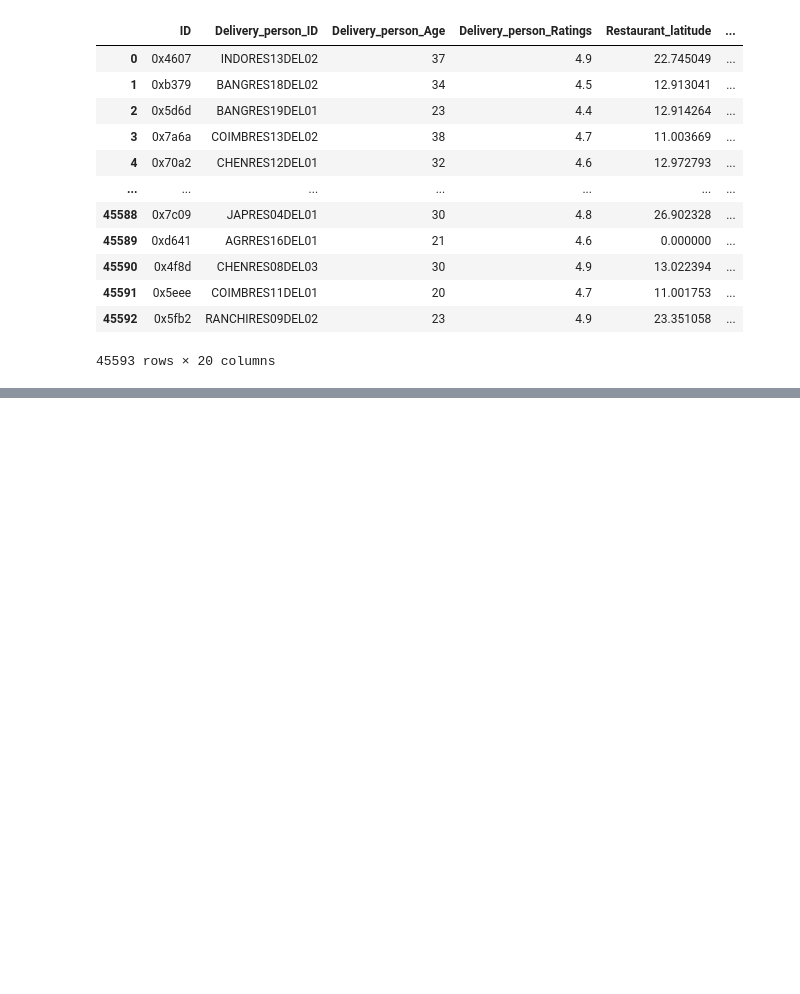
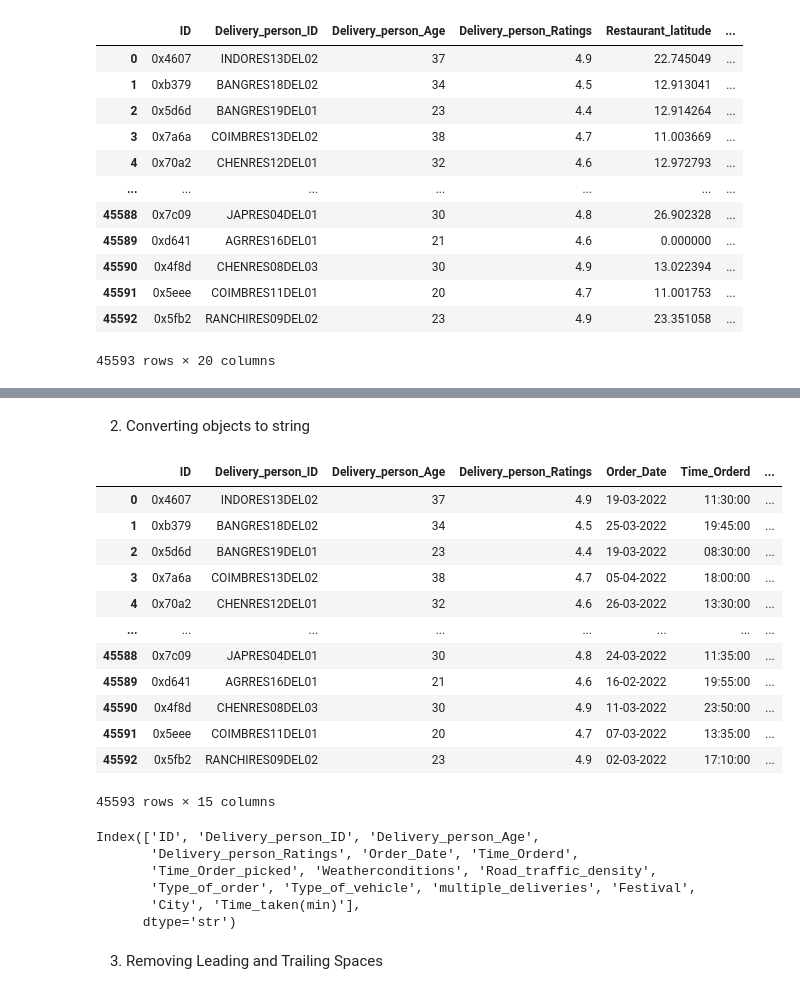
Before and after one commit to manisharoshini/Food-Delivery-Prediction, a Jupyter notebook: Food_delivery_prediction.ipynb, the cells around one changed output, grey strips where cells are left out. Drawn from its saved outputs; the diff is of its cells as text; code cells hidden in the pictures; blank space fills up the shorter version.

Commit message:
Data Cleaning Process - ongoing

```diff
--- a/Food_delivery_prediction.ipynb
+++ b/Food_delivery_prediction.ipynb
@@ -26,0 +176,3 @@ data
+# %%
+data['Weatherconditions'] = data['Weatherconditions'].apply(lambda temp:temp.split(" ")[1] if pd.notnull(temp) else temp)
+# this goes throgh the content of each col and makes the value inside it as temp --> then execute and then it goes to 2nd column and goes on
@@ -26,0 +194,29 @@ data
+# %% [markdown]
+2. Converting objects to string
+# %%
+data.select_dtypes(include = 'str') # can also use (include = 'object')
+# %% [output]
+|  | ID | Delivery_person_ID | Delivery_person_Age | Delivery_person_Ratings | Order_Date | Time_Orderd | ... |
+| 0 | 0x4607 | INDORES13DEL02 | 37 | 4.9 | 19-03-2022 | 11:30:00 | ... |
+| 1 | 0xb379 | BANGRES18DEL02 | 34 | 4.5 | 25-03-2022 | 19:45:00 | ... |
+| 2 | 0x5d6d | BANGRES19DEL01 | 23 | 4.4 | 19-03-2022 | 08:30:00 | ... |
+| 3 | 0x7a6a | COIMBRES13DEL02 | 38 | 4.7 | 05-04-2022 | 18:00:00 | ... |
+| 4 | 0x70a2 | CHENRES12DEL01 | 32 | 4.6 | 26-03-2022 | 13:30:00 | ... |
+| ... | ... | ... | ... | ... | ... | ... | ... |
+| 45588 | 0x7c09 | JAPRES04DEL01 | 30 | 4.8 | 24-03-2022 | 11:35:00 | ... |
+| 45589 | 0xd641 | AGRRES16DEL01 | 21 | 4.6 | 16-02-2022 | 19:55:00 | ... |
+| 45590 | 0x4f8d | CHENRES08DEL03 | 30 | 4.9 | 11-03-2022 | 23:50:00 | ... |
+| 45591 | 0x5eee | COIMBRES11DEL01 | 20 | 4.7 | 07-03-2022 | 13:35:00 | ... |
+| 45592 | 0x5fb2 | RANCHIRES09DEL02 | 23 | 4.9 | 02-03-2022 | 17:10:00 | ... |
+45593 rows × 15 columns
+# %%
+data.select_dtypes(include = 'str').columns
+# %% [output]
+Index(['ID', 'Delivery_person_ID', 'Delivery_person_Age',
+       'Delivery_person_Ratings', 'Order_Date', 'Time_Orderd',
+       'Time_Order_picked', 'Weatherconditions', 'Road_traffic_density',
+       'Type_of_order', 'Type_of_vehicle', 'multiple_deliveries', 'Festival',
+       'City', 'Time_taken(min)'],
+      dtype='str')
+# %% [markdown]
+3. Removing Leading and Trailing Spaces
```
Also changed, not shown: parts of 16 cells of this notebook.
